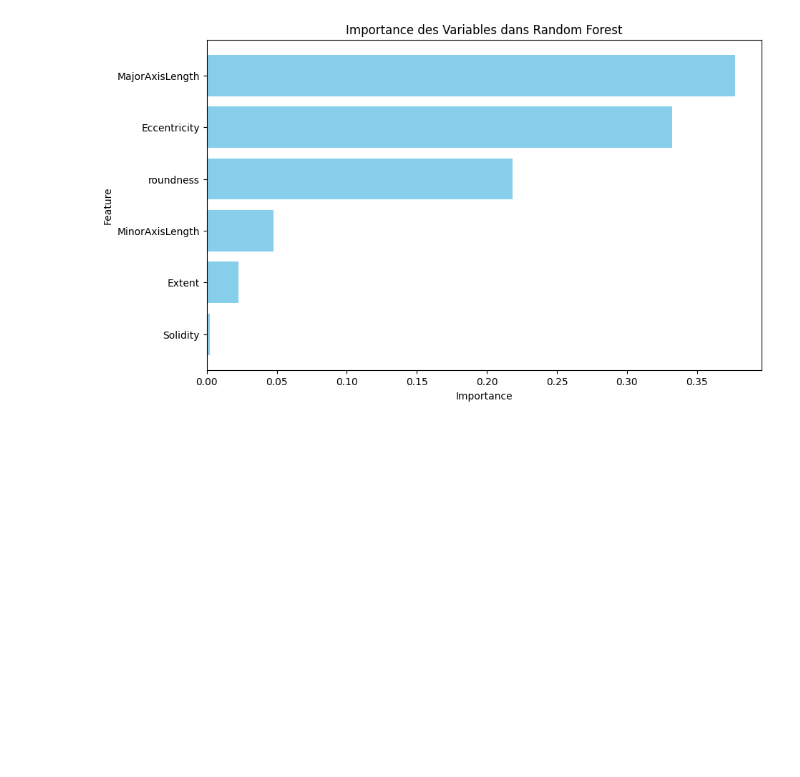
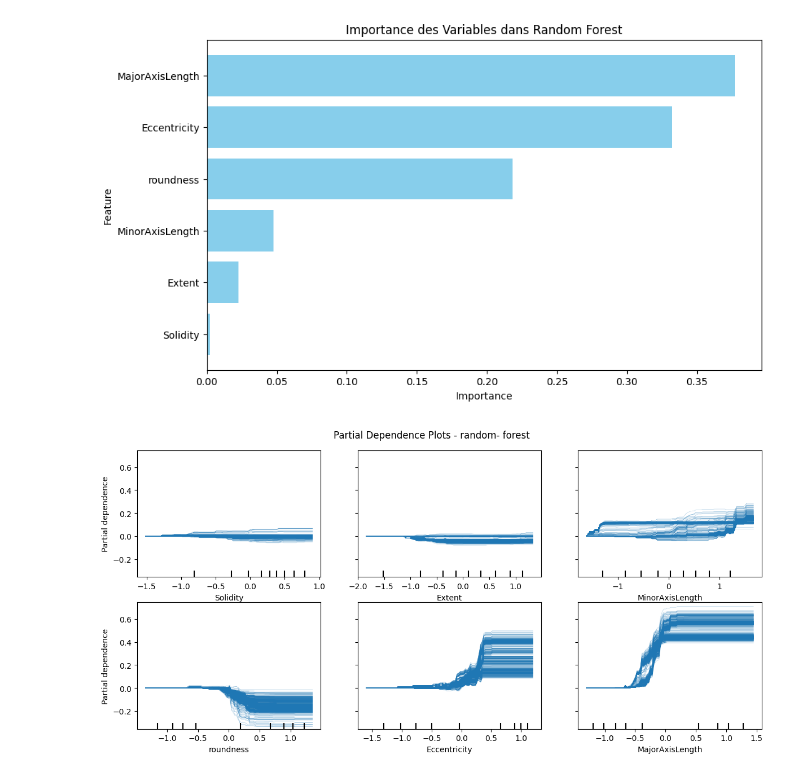
Before and after one commit to mariekrh/SVM, a Jupyter notebook: Projet/Dry_bean.ipynb, the cells around one changed output. Cells and saved outputs as stored; diff of their text form; code cells hidden in the pictures; blank space fills up the shorter version.

```diff
--- a/Projet/Dry_bean.ipynb
+++ b/Projet/Dry_bean.ipynb
@@ -1065,3 +1065,22 @@ plt.gca().invert_yaxis()  # Inverser pour que la plus importante soit en haut
 plt.show()
 # %% [output]
 [figure]
+# %%
+df_interpret = pd.DataFrame(X_test_sc, columns = features_quanti.columns)
+# %%
+# PDP pour plusieurs caractéristiques (par exemple, 'sepal length' et 'petal width')
+features = ["Solidity","Extent","MinorAxisLength","roundness","Eccentricity","MajorAxisLength"]  # Index des caractéristiques # Index des caractéristiques
+_, ax1 = plt.subplots(figsize = (12,6))
+PartialDependenceDisplay.from_estimator(best_model,  #votre modèle
+                                         df_interpret,
+                                         features,
+                                         kind="individual",
+                                         ax = ax1,
+                                         n_cols=3,
+                                         centered=True
+                                         )
+plt.suptitle("Partial Dependence Plots - random- forest")
+plt.tight_layout()
+plt.show()
+# %% [output]
+[figure, added]
```
Also changed, not shown: parts of 2 cells of this notebook.
